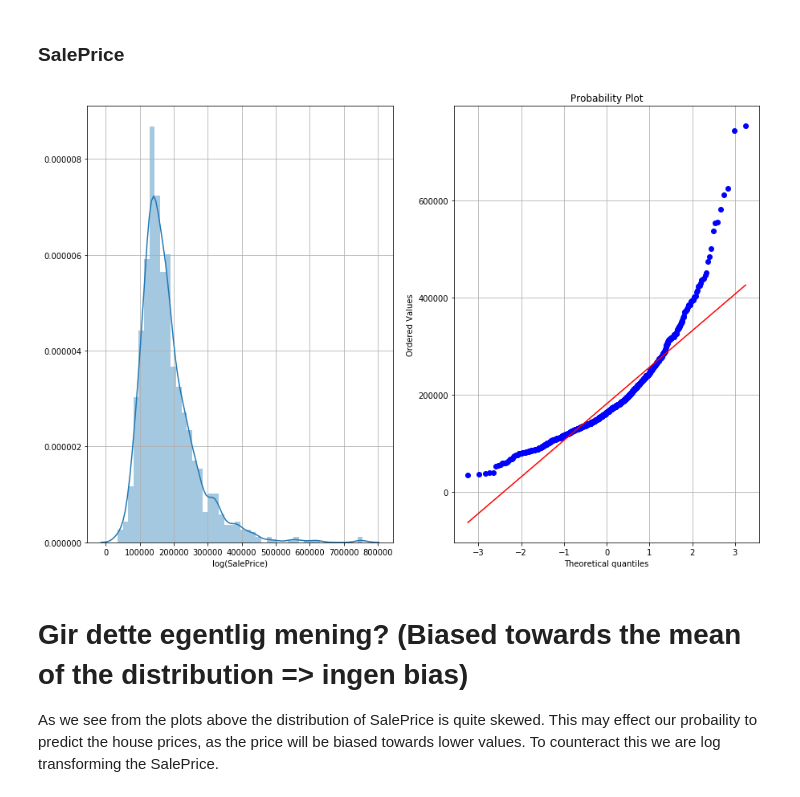
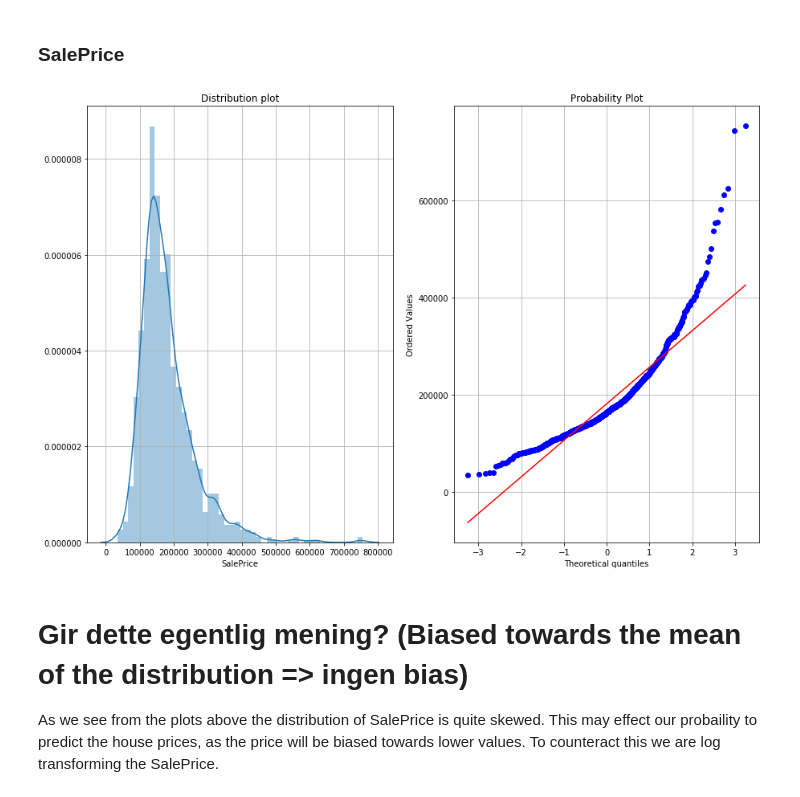
Before and after one commit to mabjork/Algorithmic-Machine-Learning, a Jupyter notebook: Notebooks/challenges/Final-HouseSales-2.ipynb, the cells around one changed output. Cells and saved outputs as stored; diff of their text form; code cells hidden in the pictures.

```diff
--- a/Notebooks/challenges/Final-HouseSales-2.ipynb
+++ b/Notebooks/challenges/Final-HouseSales-2.ipynb
@@ -300,15 +309,16 @@ Now its time to plot some of the features to get a better understanding of their
 # %%
 plt.figure(figsize=(15,10))
 
 plt.subplot(121)
-sns.distplot(pd.Series(houseDataDF.SalePrice.values, name="log(SalePrice)"))
+plt.title("Distribution plot")
+sns.distplot(pd.Series(houseDataDF.SalePrice.values,name="SalePrice"))
 plt.grid()
 
 plt.subplot(122)
 stats.probplot(houseDataDF.SalePrice, plot=plt)
 plt.grid()
 # %% [output]
-[figure, old version]
+[figure, new version]
 # %% [markdown]
 # Gir dette egentlig mening? (Biased towards the mean of the distribution => ingen bias)
 
```
Also changed, not shown: parts of 40 cells of this notebook.
